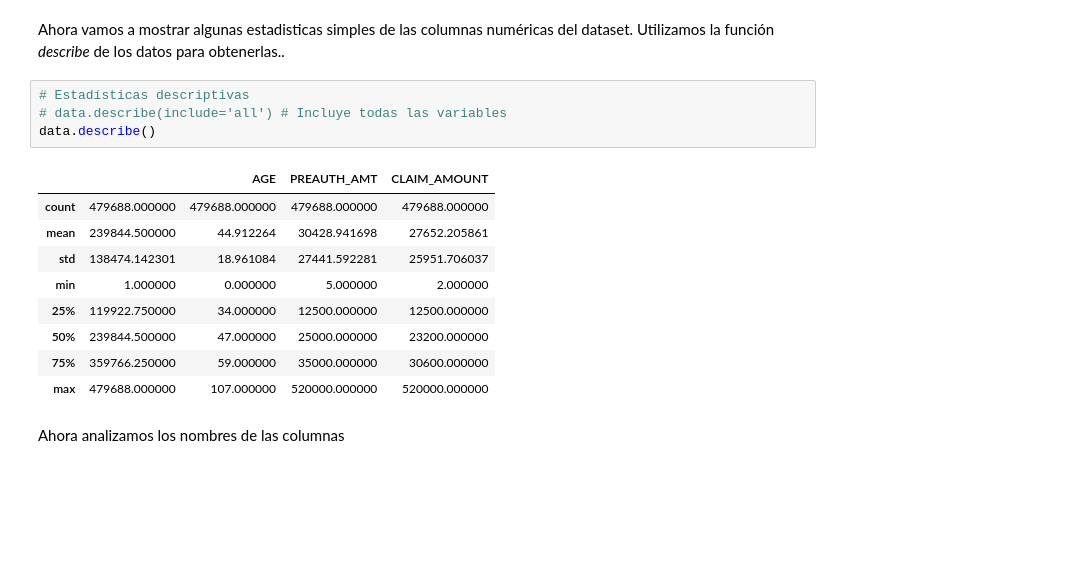
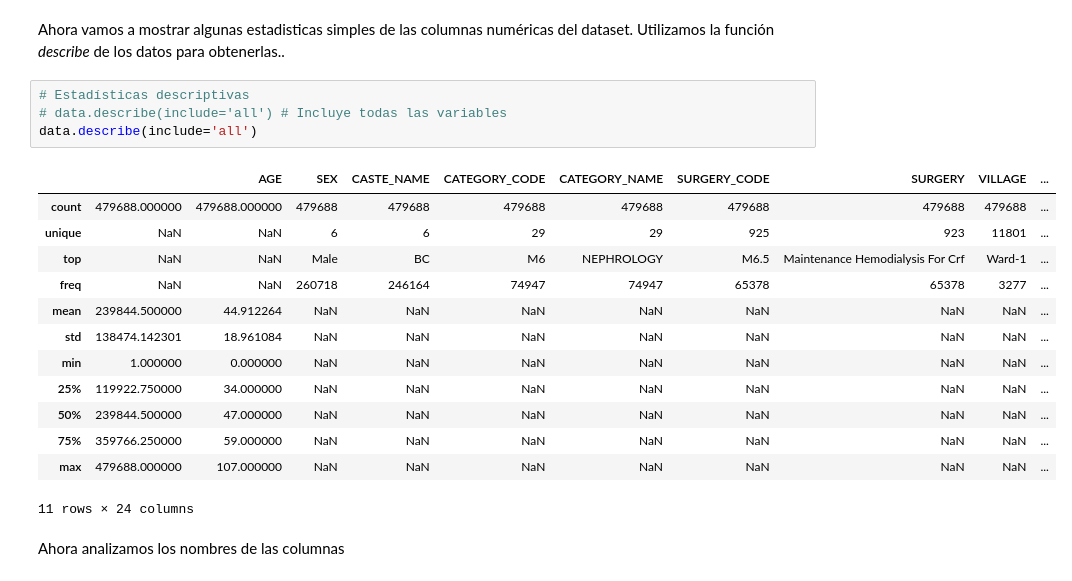
Before and after one commit to matog/iSalud-IntroCienciaDeDatos, a Jupyter notebook: Clase2-India.ipynb, the cells around one changed output. Saved outputs shown, nothing was run; the diff lists cells and outputs as text; blank space fills up the shorter version.

```diff
--- a/Clase2-India.ipynb
+++ b/Clase2-India.ipynb
@@ -47,17 +51,21 @@ Ahora vamos a mostrar algunas estadisticas simples de las columnas numéricas de
 # %%
 # Estadísticas descriptivas
 # data.describe(include='all') # Incluye todas las variables
-data.describe()
+data.describe(include='all')
 # %% [output]
-|  |  | AGE | PREAUTH_AMT | CLAIM_AMOUNT |
-| count | 479688.000000 | 479688.000000 | 479688.000000 | 479688.000000 |
-| mean | 239844.500000 | 44.912264 | 30428.941698 | 27652.205861 |
-| std | 138474.142301 | 18.961084 | 27441.592281 | 25951.706037 |
-| min | 1.000000 | 0.000000 | 5.000000 | 2.000000 |
-| 25% | 119922.750000 | 34.000000 | 12500.000000 | 12500.000000 |
-| 50% | 239844.500000 | 47.000000 | 25000.000000 | 23200.000000 |
-| 75% | 359766.250000 | 59.000000 | 35000.000000 | 30600.000000 |
-| max | 479688.000000 | 107.000000 | 520000.000000 | 520000.000000 |
+|  |  | AGE | SEX | CASTE_NAME | CATEGORY_CODE | CATEGORY_NAME | SURGERY_CODE | SURGERY | VILLAGE | ... |
+| count | 479688.000000 | 479688.000000 | 479688 | 479688 | 479688 | 479688 | 479688 | 479688 | 479688 | ... |
+| unique | NaN | NaN | 6 | 6 | 29 | 29 | 925 | 923 | 11801 | ... |
+| top | NaN | NaN | Male | BC | M6 | NEPHROLOGY | M6.5 | Maintenance Hemodialysis For Crf | Ward-1 | ... |
+| freq | NaN | NaN | 260718 | 246164 | 74947 | 74947 | 65378 | 65378 | 3277 | ... |
+| mean | 239844.500000 | 44.912264 | NaN | NaN | NaN | NaN | NaN | NaN | NaN | ... |
+| std | 138474.142301 | 18.961084 | NaN | NaN | NaN | NaN | NaN | NaN | NaN | ... |
+| min | 1.000000 | 0.000000 | NaN | NaN | NaN | NaN | NaN | NaN | NaN | ... |
+| 25% | 119922.750000 | 34.000000 | NaN | NaN | NaN | NaN | NaN | NaN | NaN | ... |
+| 50% | 239844.500000 | 47.000000 | NaN | NaN | NaN | NaN | NaN | NaN | NaN | ... |
+| 75% | 359766.250000 | 59.000000 | NaN | NaN | NaN | NaN | NaN | NaN | NaN | ... |
+| max | 479688.000000 | 107.000000 | NaN | NaN | NaN | NaN | NaN | NaN | NaN | ... |
+11 rows × 24 columns
 # %% [markdown]
 Ahora analizamos los nombres de las columnas
 # %%
```
Also changed, not shown: parts of 48 cells of this notebook, 1 other file.
